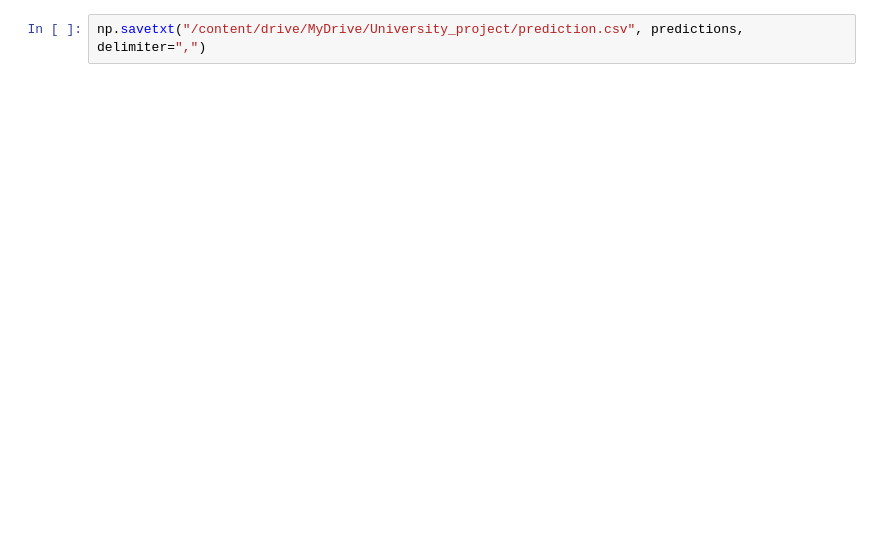
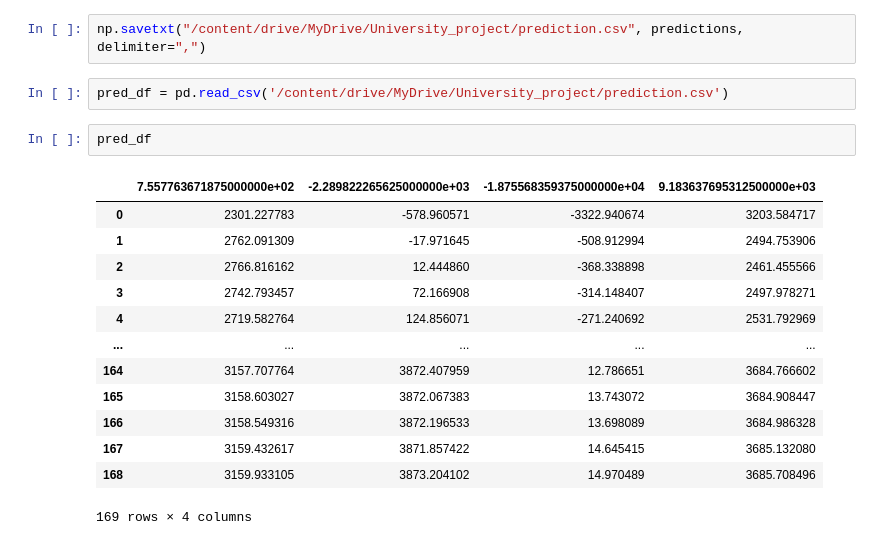
Before and after one commit to MohammadGhodsi/welltest_analysis_project, a Jupyter notebook: welltest_data_analysis.ipynb, the cells around one changed output. Drawn from its saved outputs; the diff is of its cells as text; blank space fills up the shorter version.

```diff
--- a/welltest_data_analysis.ipynb
+++ b/welltest_data_analysis.ipynb
@@ -179,2 +179,20 @@ array([[ 2.20020586e+04,  2.50146484e+01, -2.57736562e+04,
 # %%
 np.savetxt("/content/drive/MyDrive/University_project/prediction.csv", predictions, delimiter=",")
+# %%
+pred_df = pd.read_csv('/content/drive/MyDrive/University_project/prediction.csv')
+# %%
+pred_df
+# %% [output]
+|  | 7.557763671875000000e+02 | -2.289822265625000000e+03 | -1.875568359375000000e+04 | 9.183637695312500000e+03 |
+| 0 | 2301.227783 | -578.960571 | -3322.940674 | 3203.584717 |
+| 1 | 2762.091309 | -17.971645 | -508.912994 | 2494.753906 |
+| 2 | 2766.816162 | 12.444860 | -368.338898 | 2461.455566 |
+| 3 | 2742.793457 | 72.166908 | -314.148407 | 2497.978271 |
+| 4 | 2719.582764 | 124.856071 | -271.240692 | 2531.792969 |
+| ... | ... | ... | ... | ... |
+| 164 | 3157.707764 | 3872.407959 | 12.786651 | 3684.766602 |
+| 165 | 3158.603027 | 3872.067383 | 13.743072 | 3684.908447 |
+| 166 | 3158.549316 | 3872.196533 | 13.698089 | 3684.986328 |
+| 167 | 3159.432617 | 3871.857422 | 14.645415 | 3685.132080 |
+| 168 | 3159.933105 | 3873.204102 | 14.970489 | 3685.708496 |
+169 rows × 4 columns
```
Also changed, not shown: parts of 17 cells of this notebook.
